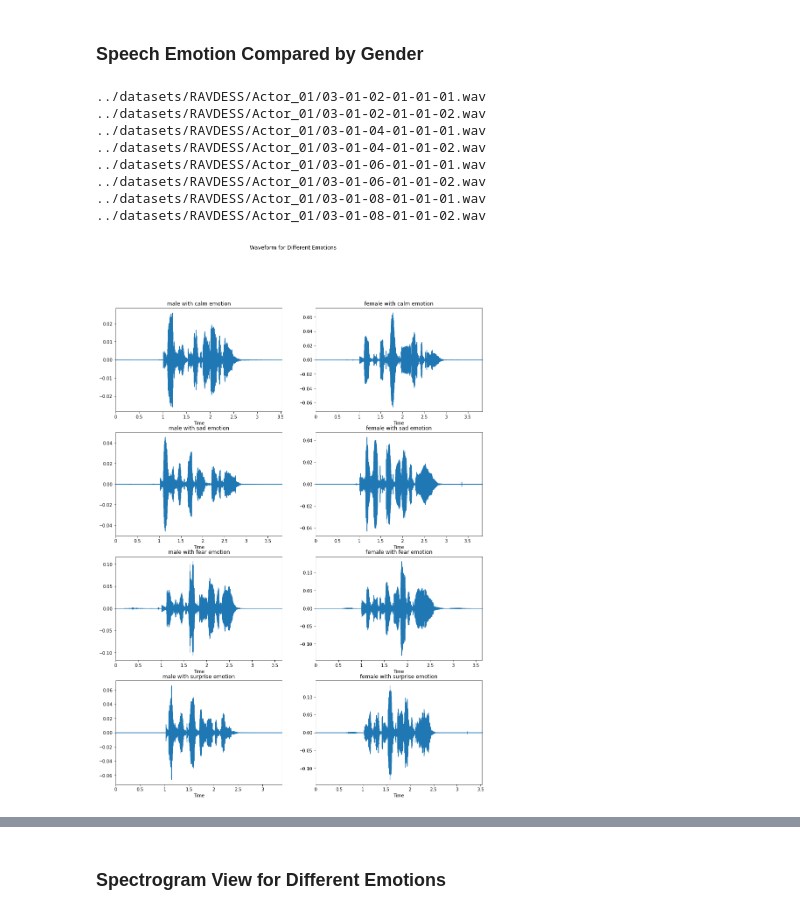
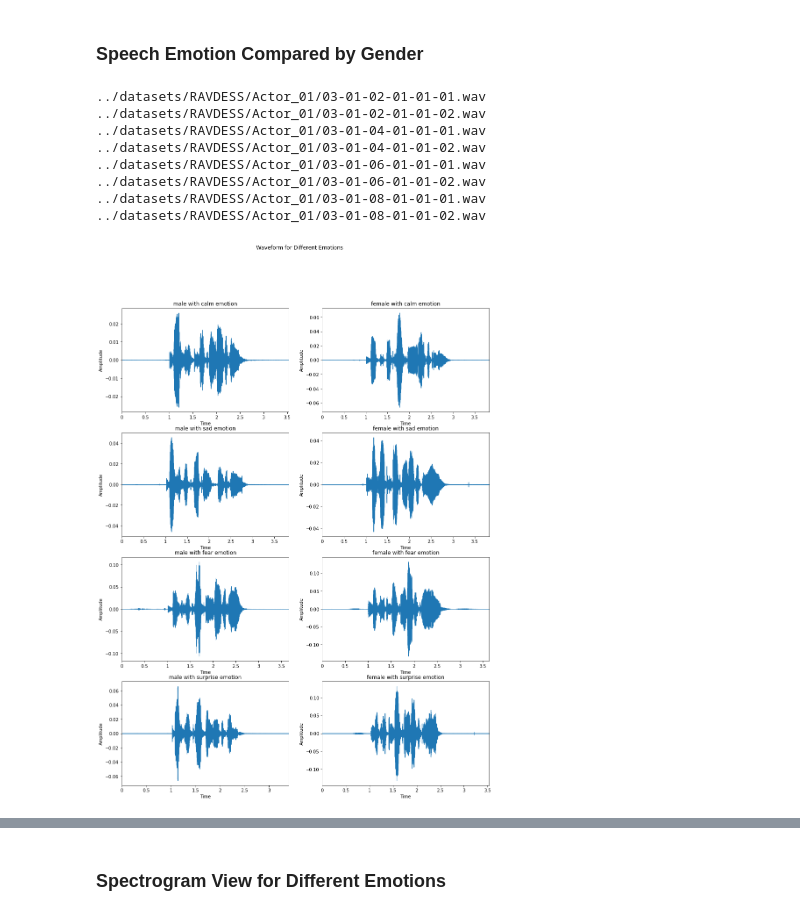
Before and after one commit to lloydlau9/capstone, a Jupyter notebook: code/01_data_cleaning_EDA.ipynb, the cells around one changed output, grey strips where cells are left out. Saved outputs shown, nothing was run; the diff lists cells and outputs as text; code cells hidden in the pictures.

```diff
--- a/code/01_data_cleaning_EDA.ipynb
+++ b/code/01_data_cleaning_EDA.ipynb
@@ -128,6 +128,7 @@ for i in range (4):
         sampling_rate.append(sr)
         file_name.append(fr)
         ax[i][j].set_title(all_emotions[k])
+        ax[i][j].set_ylabel('Amplitude')
         librosa.display.waveplot(da, sr=sr,ax=ax[i][j])
         k=k+1;
 # %% [output]
@@ -147,34 +148,35 @@ fig, (ax) = plt.subplots(4, 2,figsize=(15,20))
 file_name_by_gender=[]
 fig.suptitle('Waveform for Different Emotions')
 k=2
 m=0
 for i in range (4):
     for j in range (2):
 
         if(j==0):
             print(RAV + 'Actor_01/03-01-0'+str(k)+'-01-01-01.wav')
             fr=RAV + 'Actor_01/03-01-0'+str(k)+'-01-01-01-01.wav'
             gender="male"
         else :
             print(RAV + 'Actor_01/03-01-0'+str(k)+'-01-01-02.wav')
             fr=RAV + 'Actor_02/03-01-0'+str(k)+'-01-01-01-02.wav'
             gender="female"
         da, sr = librosa.load(fr)
         file_name_by_gender.append(fr)
         ax[i][j].set_title(gender+" with "+ selected_emotions[m]+" emotion")
+        ax[i][j].set_ylabel('Amplitude')
         librosa.display.waveplot(da, sr=sr,ax=ax[i][j])
     k=k+2
     m=m+1
 # %% [output]
 ../datasets/RAVDESS/Actor_01/03-01-02-01-01-01.wav
 ../datasets/RAVDESS/Actor_01/03-01-02-01-01-02.wav
 ../datasets/RAVDESS/Actor_01/03-01-04-01-01-01.wav
 ../datasets/RAVDESS/Actor_01/03-01-04-01-01-02.wav
 ../datasets/RAVDESS/Actor_01/03-01-06-01-01-01.wav
 ../datasets/RAVDESS/Actor_01/03-01-06-01-01-02.wav
 ../datasets/RAVDESS/Actor_01/03-01-08-01-01-01.wav
 ../datasets/RAVDESS/Actor_01/03-01-08-01-01-02.wav
-[figure, old version]
+[figure, new version]
 # %%
 # 0:'male with calm', 1:'female with calm', 2:'male with sad', 3:'female with sad', 4:'male with fear', 5:'female with fear',
 # 6:'male with surprise'7:'female with surprise'
```
Also changed, not shown: parts of 6 cells of this notebook.
